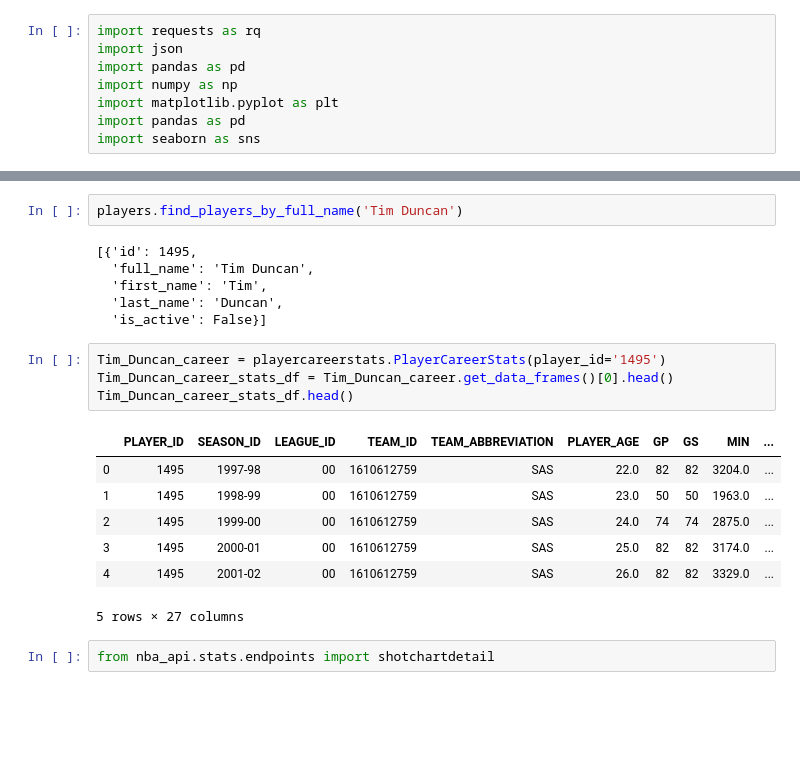
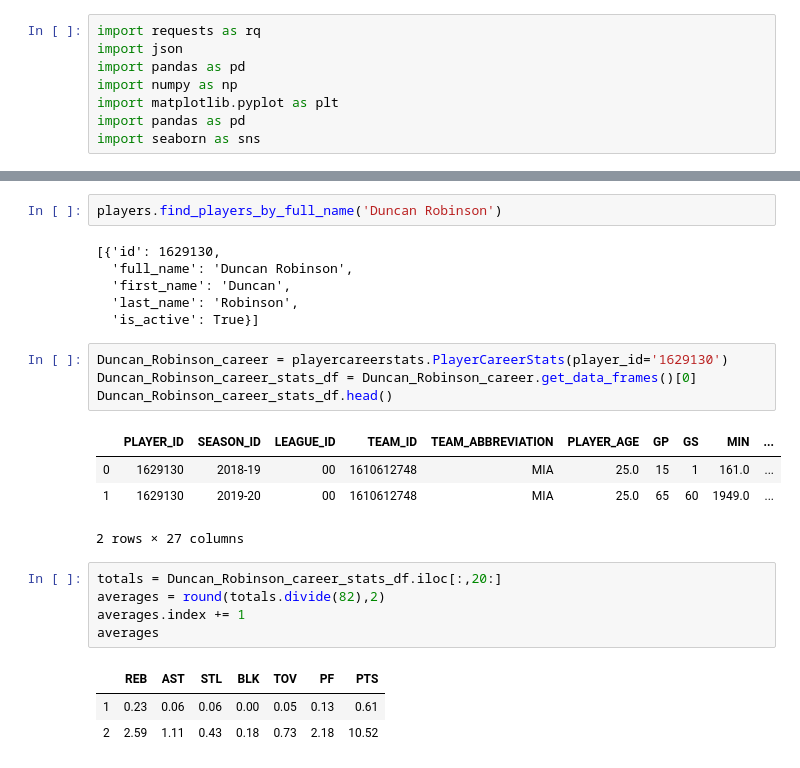
Before and after one commit to kaceyeggink/Project, a Jupyter notebook: Importing_NBA_API.ipynb, the cells around one changed output, grey strips where cells are left out. Saved outputs shown, nothing was run; the diff lists cells and outputs as text; blank space fills up the shorter version.

```diff
--- a/Importing_NBA_API.ipynb
+++ b/Importing_NBA_API.ipynb
@@ -23,23 +56,27 @@ from nba_api.stats.static import teams
 # %%
-players.find_players_by_full_name('Tim Duncan')
+players.find_players_by_full_name('Duncan Robinson')
 # %% [output]
-[{'id': 1495,
-  'full_name': 'Tim Duncan',
-  'first_name': 'Tim',
-  'last_name': 'Duncan',
-  'is_active': False}]
+[{'id': 1629130,
+  'full_name': 'Duncan Robinson',
+  'first_name': 'Duncan',
+  'last_name': 'Robinson',
+  'is_active': True}]
 # %%
-Tim_Duncan_career = playercareerstats.PlayerCareerStats(player_id='1495')
-Tim_Duncan_career_stats_df = Tim_Duncan_career.get_data_frames()[0].head()
-Tim_Duncan_career_stats_df.head()
+Duncan_Robinson_career = playercareerstats.PlayerCareerStats(player_id='1629130')
+Duncan_Robinson_career_stats_df = Duncan_Robinson_career.get_data_frames()[0]
+Duncan_Robinson_career_stats_df.head()
 # %% [output]
 |  | PLAYER_ID | SEASON_ID | LEAGUE_ID | TEAM_ID | TEAM_ABBREVIATION | PLAYER_AGE | GP | GS | MIN | ... |
-| 0 | 1495 | 1997-98 | 00 | 1610612759 | SAS | 22.0 | 82 | 82 | 3204.0 | ... |
-| 1 | 1495 | 1998-99 | 00 | 1610612759 | SAS | 23.0 | 50 | 50 | 1963.0 | ... |
-| 2 | 1495 | 1999-00 | 00 | 1610612759 | SAS | 24.0 | 74 | 74 | 2875.0 | ... |
-| 3 | 1495 | 2000-01 | 00 | 1610612759 | SAS | 25.0 | 82 | 82 | 3174.0 | ... |
-| 4 | 1495 | 2001-02 | 00 | 1610612759 | SAS | 26.0 | 82 | 82 | 3329.0 | ... |
+| 0 | 1629130 | 2018-19 | 00 | 1610612748 | MIA | 25.0 | 15 | 1 | 161.0 | ... |
+| 1 | 1629130 | 2019-20 | 00 | 1610612748 | MIA | 25.0 | 65 | 60 | 1949.0 | ... |
-5 rows × 27 columns
+2 rows × 27 columns
-# %%
-from nba_api.stats.endpoints import shotchartdetail
+# %%
+totals = Duncan_Robinson_career_stats_df.iloc[:,20:]
+averages = round(totals.divide(82),2)
+averages.index += 1
+averages
+# %% [output]
+|  | REB | AST | STL | BLK | TOV | PF | PTS |
+| 1 | 0.23 | 0.06 | 0.06 | 0.00 | 0.05 | 0.13 | 0.61 |
+| 2 | 2.59 | 1.11 | 0.43 | 0.18 | 0.73 | 2.18 | 10.52 |
 # %%
```
Also changed, not shown: parts of 10 cells of this notebook.
